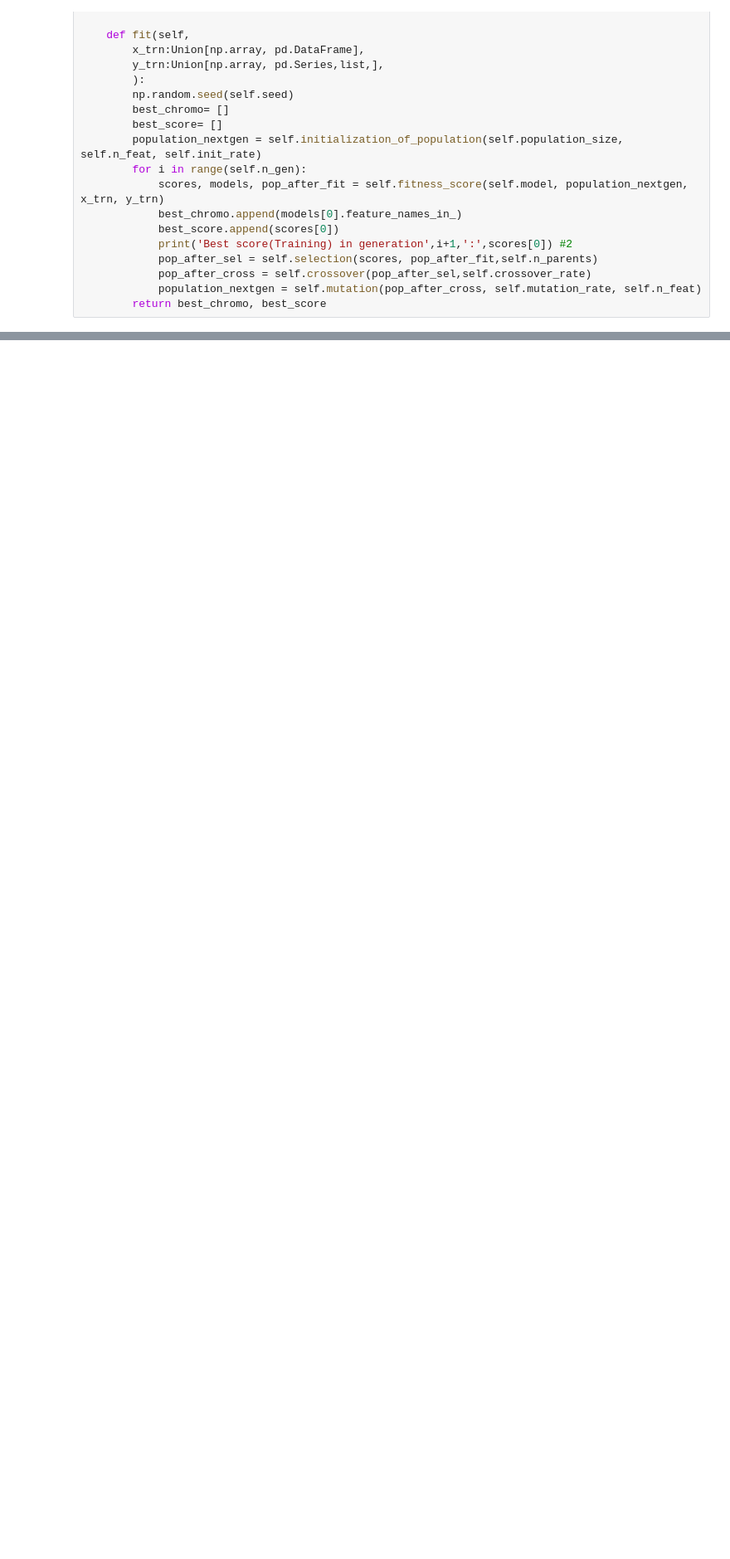
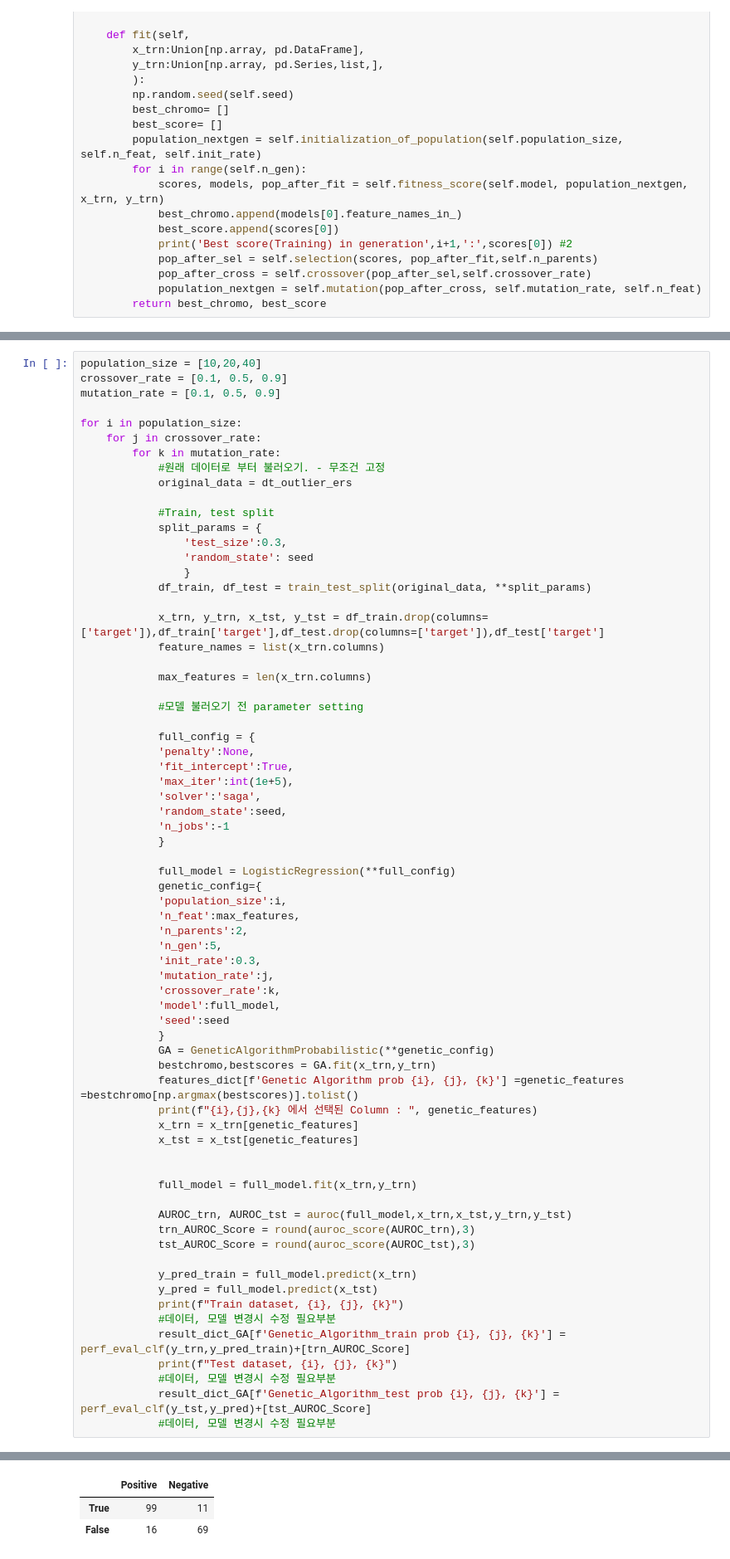
Before and after one commit to umkiyoung/MultivariateAnalysis, a Jupyter notebook: Assignments/Assignment_2/LogisticRegression_heart.ipynb, the cells around one changed output, grey strips where cells are left out. Shown at 83% size. Drawn from its saved outputs; the diff is of its cells as text; blank space fills up the shorter version.

```diff
--- a/Assignments/Assignment_2/LogisticRegression_heart.ipynb
+++ b/Assignments/Assignment_2/LogisticRegression_heart.ipynb
@@ -2350,3 +2293,73 @@ Model : Genetic_Algorithm_Prob
 | Genetic_Algorithm_Prob_test | 0.854 | 0.804 | 0.722 | 0.798 | 0.785 | 0.828 | 0.824 |
 **********************************************************************
 [figure]
+# %%
+population_size = [10,20,40]
+crossover_rate = [0.1, 0.5, 0.9]
+mutation_rate = [0.1, 0.5, 0.9]
+
+for i in population_size:
+    for j in crossover_rate:
+        for k in mutation_rate:
+            #원래 데이터로 부터 불러오기. - 무조건 고정
+            original_data = dt_outlier_ers
+
+            #Train, test split
+            split_params = {
+                'test_size':0.3,
+                'random_state': seed
+                }
+            df_train, df_test = train_test_split(original_data, **split_params)
+
+            x_trn, y_trn, x_tst, y_tst = df_train.drop(columns=['target']),df_train['target'],df_test.drop(columns=['target']),df_test['target']
+            feature_names = list(x_trn.columns)
+
+            max_features = len(x_trn.columns)
+
+            #모델 불러오기 전 parameter setting
+
+            full_config = {
+            'penalty':None,
+            'fit_intercept':True,
+            'max_iter':int(1e+5),
+            'solver':'saga',
+            'random_state':seed,
+            'n_jobs':-1
+            }
+
+            full_model = LogisticRegression(**full_config)
+            genetic_config={
+            'population_size':i,
+            'n_feat':max_features,
+            'n_parents':2,
+            'n_gen':5,
+            'init_rate':0.3,
+            'mutation_rate':j,
+            'crossover_rate':k,
+            'model':full_model,
+            'seed':seed
+            }
+            GA = GeneticAlgorithmProbabilistic(**genetic_config)
+            bestchromo,bestscores = GA.fit(x_trn,y_trn)
+            features_dict[f'Genetic Algorithm prob {i}, {j}, {k}'] =genetic_features =bestchromo[np.argmax(bestscores)].tolist()
+            print(f"{i},{j},{k} 에서 선택된 Column : ", genetic_features)
+            x_trn = x_trn[genetic_features]
+            x_tst = x_tst[genetic_features]
+
+
+            full_model = full_model.fit(x_trn,y_trn)
+
+            AUROC_trn, AUROC_tst = auroc(full_model,x_trn,x_tst,y_trn,y_tst)
+            trn_AUROC_Score = round(auroc_score(AUROC_trn),3)
+            tst_AUROC_Score = round(auroc_score(AUROC_tst),3)
+
+            y_pred_train = full_model.predict(x_trn)
+            y_pred = full_model.predict(x_tst)
+            print(f"Train dataset, {i}, {j}, {k}")
+            #데이터, 모델 변경시 수정 필요부분
+            result_dict_GA[f'Genetic_Algorithm_train prob {i}, {j}, {k}'] = perf_eval_clf(y_trn,y_pred_train)+[trn_AUROC_Score]
+            print(f"Test dataset, {i}, {j}, {k}")
+            #데이터, 모델 변경시 수정 필요부분
+            result_dict_GA[f'Genetic_Algorithm_test prob {i}, {j}, {k}'] = perf_eval_clf(y_tst,y_pred)+[tst_AUROC_Score]
+            #데이터, 모델 변경시 수정 필요부분
+# %% [output]
@@ -2352,0 +2374,3 @@ Model : Genetic_Algorithm_Prob
+|  | Positive | Negative |
+| True | 99 | 11 |
+| False | 16 | 69 |
```
Also changed, not shown: parts of 11 cells of this notebook.
